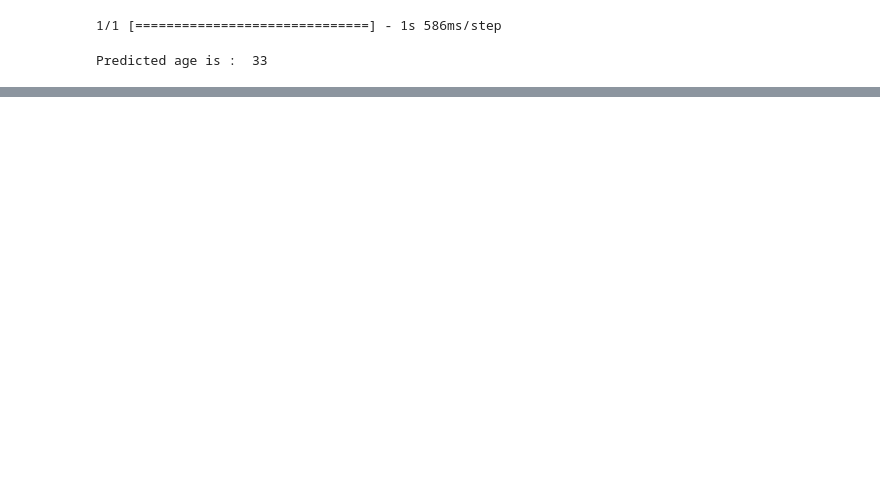
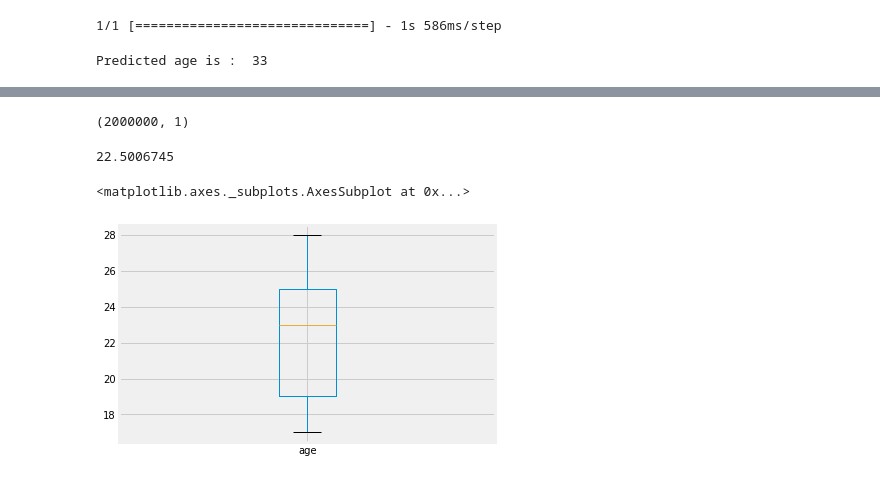
Before and after one commit to ifeomaaaa/age-prediction, a Jupyter notebook: age_prediction_deepface.ipynb, the cells around one changed output, grey strips where cells are left out. Cells and saved outputs as stored; diff of their text form; code cells hidden in the pictures; blank space fills up the shorter version.

```diff
--- a/age_prediction_deepface.ipynb
+++ b/age_prediction_deepface.ipynb
@@ -67,0 +161,16 @@ Predicted age is :  33
+# %%
+import numpy as np
+df2 = pd.DataFrame(dict(age=np.random.randint(17, 29, size=2000000))) # generating random numbers from 17 to 29 2million times
+df2.shape
+# %% [output]
+(2000000, 1)
+# %%
+df2.age.mean()
+# %% [output]
+22.5006745
+# %%
+df2.boxplot(column='age',
+           return_type='axes')
+# %% [output]
+<matplotlib.axes._subplots.AxesSubplot at 0x...>
+[figure, added]
```
Also changed, not shown: parts of 11 cells of this notebook.
